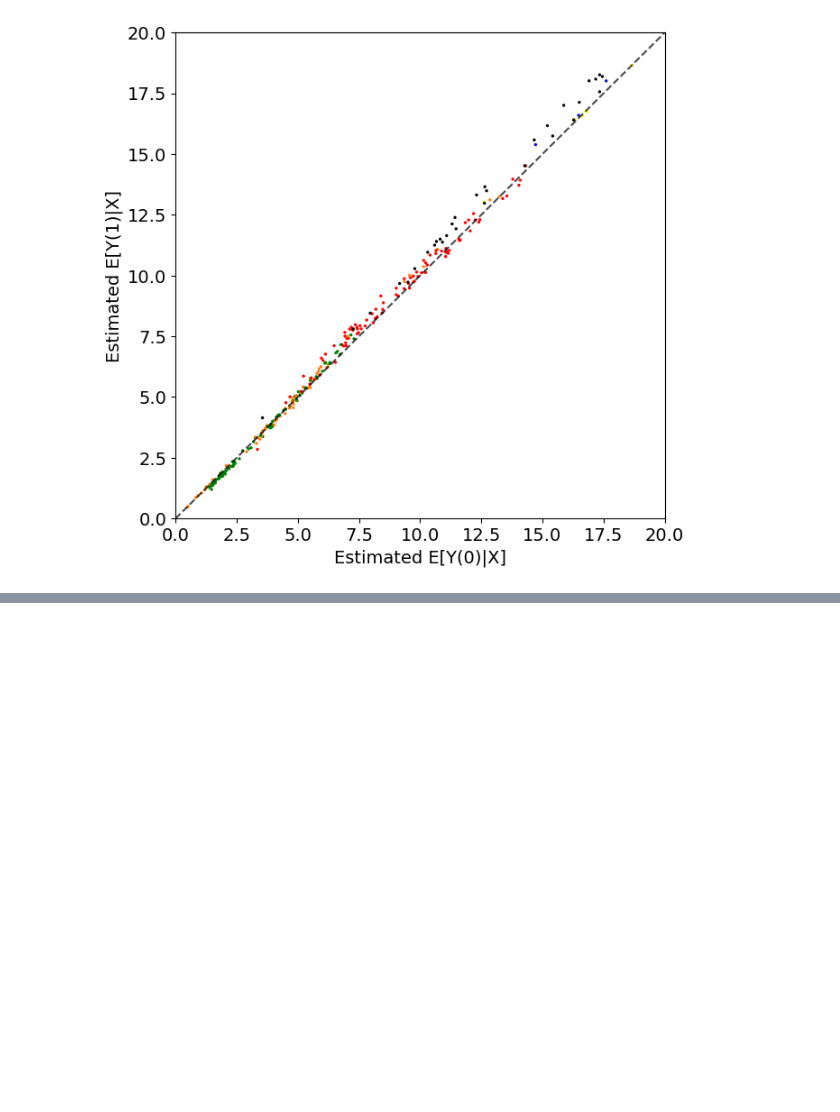
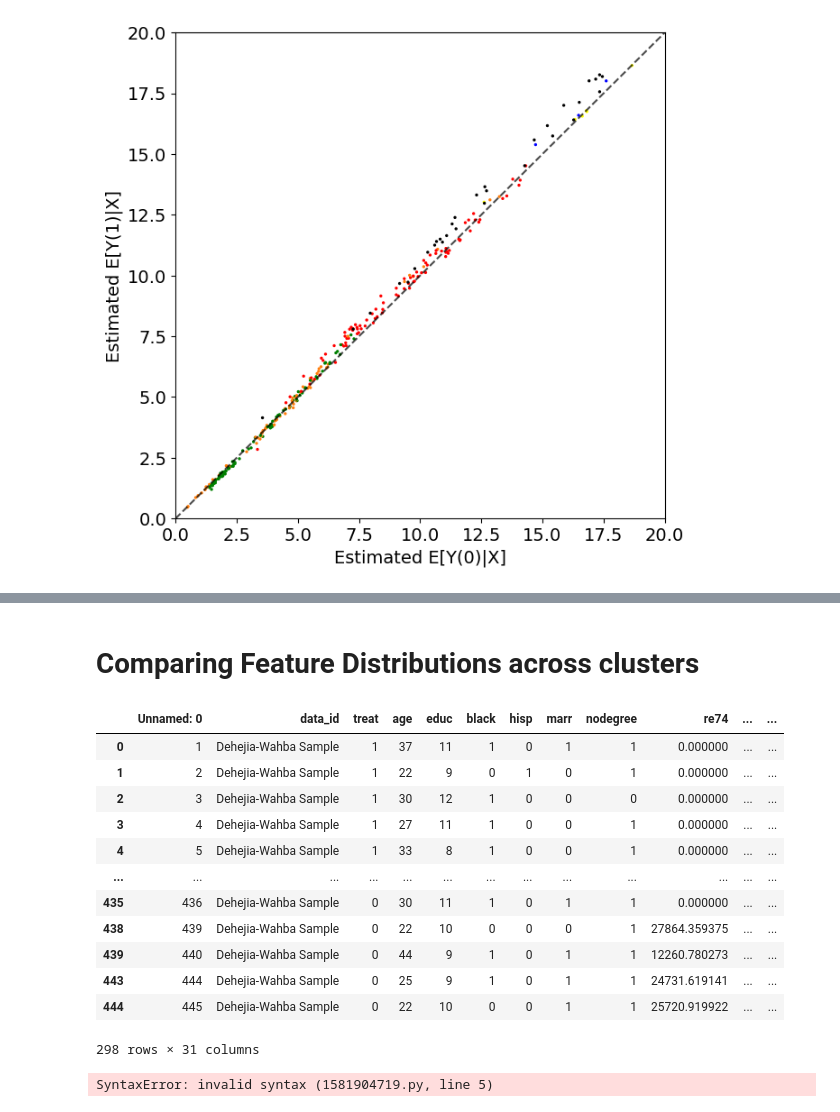
Before and after one commit to titzehong/HTE-Project-, a Jupyter notebook: Experiement 2 NSW.ipynb, the cells around one changed output, grey strips where cells are left out. Saved outputs shown, nothing was run; the diff lists cells and outputs as text; code cells hidden in the pictures; blank space fills up the shorter version.

```diff
--- a/Experiement 2 NSW.ipynb
+++ b/Experiement 2 NSW.ipynb
@@ -449,0 +449,35 @@ print(res.summary())
+# %% [markdown]
+# Comparing Feature Distributions across clusters
+# %%
+data_compare = data.copy()
+data_compare['Estimated Clusters'] = agglo_cluster_solution
+clus_sizes = data_compare['Estimated Clusters'].value_counts()
+
+wanted_clusters = list(clus_sizes[clus_sizes>=10].index)
+
+data_compare = data_compare[data_compare['Estimated Clusters'].isin(wanted_clusters)]
+# %%
+data_compare
+# %% [output]
+|  | Unnamed: 0 | data_id | treat | age | educ | black | hisp | marr | nodegree | re74 | ... | ... |
+| 0 | 1 | Dehejia-Wahba Sample | 1 | 37 | 11 | 1 | 0 | 1 | 1 | 0.000000 | ... | ... |
+| 1 | 2 | Dehejia-Wahba Sample | 1 | 22 | 9 | 0 | 1 | 0 | 1 | 0.000000 | ... | ... |
+| 2 | 3 | Dehejia-Wahba Sample | 1 | 30 | 12 | 1 | 0 | 0 | 0 | 0.000000 | ... | ... |
+| 3 | 4 | Dehejia-Wahba Sample | 1 | 27 | 11 | 1 | 0 | 0 | 1 | 0.000000 | ... | ... |
+| 4 | 5 | Dehejia-Wahba Sample | 1 | 33 | 8 | 1 | 0 | 0 | 1 | 0.000000 | ... | ... |
+| ... | ... | ... | ... | ... | ... | ... | ... | ... | ... | ... | ... | ... |
+| 435 | 436 | Dehejia-Wahba Sample | 0 | 30 | 11 | 1 | 0 | 1 | 1 | 0.000000 | ... | ... |
+| 438 | 439 | Dehejia-Wahba Sample | 0 | 22 | 10 | 0 | 0 | 0 | 1 | 27864.359375 | ... | ... |
+| 439 | 440 | Dehejia-Wahba Sample | 0 | 44 | 9 | 1 | 0 | 1 | 1 | 12260.780273 | ... | ... |
+| 443 | 444 | Dehejia-Wahba Sample | 0 | 25 | 9 | 1 | 0 | 1 | 1 | 24731.619141 | ... | ... |
+| 444 | 445 | Dehejia-Wahba Sample | 0 | 22 | 10 | 0 | 0 | 1 | 1 | 25720.919922 | ... | ... |
+298 rows × 31 columns
+# %%
+fig, ax = plt.subplots(1,4,figsize=(14,5))
+sns.boxplot(data_compare, y="age", x="Estimated Clusters", ax=ax[0]).set(ylabel='Age')
+sns.boxplot(data_compare, y="re74", x="Estimated Clusters", ax=ax[1]).set(ylabel='Income in 1974 (Thous)')
+sns.boxplot(data_compare, y="re75", x="Estimated Clusters", ax=ax[2]).set(ylabel='Income in 1975')
+sns.boxplot(data_compare, y="educ", x="Estimated Clusters", ax=ax[3]).set(ylabel='Education (Years)')
+plt.tight_layout()
+# %% [output]
+SyntaxError: invalid syntax (1581904719.py, line 5)
```
Also changed, not shown: parts of 17 cells of this notebook, 2 other files.
